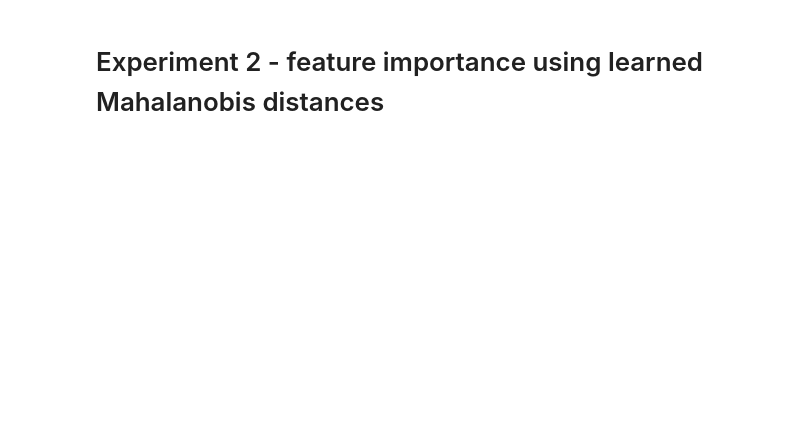
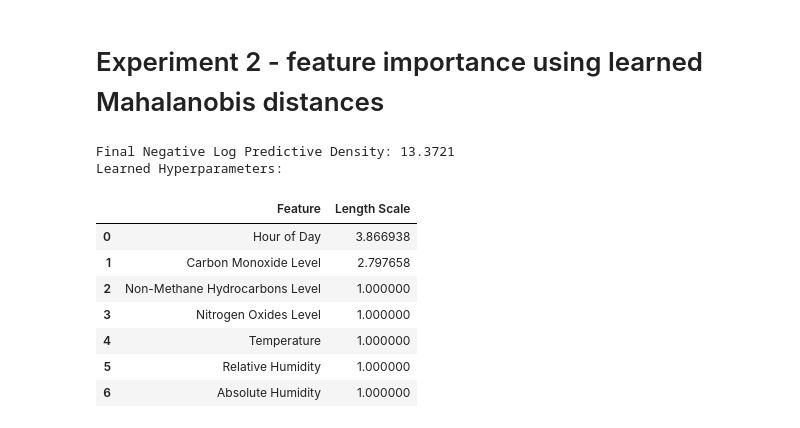
Before and after one commit to Nano1337/aml2, a Jupyter notebook: exps.ipynb, the cells around one changed output. Drawn from its saved outputs; the diff is of its cells as text; code cells hidden in the pictures; blank space fills up the shorter version.

Commit message:
Finish first pass

```diff
--- a/exps.ipynb
+++ b/exps.ipynb
@@ -49,6 +138,65 @@ for n in range(n_trials):
 # %% [markdown]
 # Experiment 2 - feature importance using learned Mahalanobis distances
 # %%
-# use as your initial hyperparameters -> first two parameters are noise variance and signal variance,
-# remaining parameters are length scale; feel free to modify if using pytrees
-init_params = [1e0, 1e0] + [X_train.shape[1]*1e0 for _ in range(X_train.shape[1])]
+# Experiment 2 - Feature Importance Using Learned Mahalanobis Distances
+
+import pandas as pd
+
+# Define feature names based on the dataset description
+feature_names = [
+    "Hour of Day",
+    "Carbon Monoxide Level",
+    "Non-Methane Hydrocarbons Level",
+    "Nitrogen Oxides Level",
+    "Temperature",
+    "Relative Humidity",
+    "Absolute Humidity"
+]
+
+# Initialize hyperparameters: [noise variance, signal variance, length scales...]
+init_params = [1e0, 1e0] + [1e0 for _ in range(X_train.shape[1])]
+init_params = np.array(init_params)
+
+# Perform a single run of Empirical Bayes with Mahalanobis Squared-Exponential Kernel
+optimized_hyperparams, final_lml = empirical_bayes(
+    cov_func=sqexp_mahalanobis_cov_function,
+    X_train=X_train,
+    Y_train=Y_train,
+    unconstrained_hyperparams_init=inverse_param_transform(init_params),
+    step_size=5e-4,
+    T=200
+)
+
+# Transform optimized hyperparameters back to constrained space
+final_constrained = param_transform(optimized_hyperparams)
+
+# Compute Negative Log Predictive Density after optimization
+posterior_final = gp_posterior(sqexp_mahalanobis_cov_function, X_train, Y_train, final_constrained)
+mean_final, var_final = posterior_final(X_test)
+final_nll = neg_log_predictive_density(Y_test, mean_final, var_final, final_constrained[0])
+
+print(f"Final Negative Log Predictive Density: {final_nll:.4f}")
+
+# Extract and display the learned hyperparameters
+noise_variance = final_constrained[0]
+signal_variance = final_constrained[1]
+length_scales = final_constrained[2:]
+
+hyperparams_df = pd.DataFrame({
+    "Feature": feature_names,
+    "Length Scale": length_scales
+})
+
+print("Learned Hyperparameters:")
+display(hyperparams_df)
+# %% [output]
+Final Negative Log Predictive Density: 13.3721
+Learned Hyperparameters:
+|  | Feature | Length Scale |
+| 0 | Hour of Day | 3.866938 |
+| 1 | Carbon Monoxide Level | 2.797658 |
+| 2 | Non-Methane Hydrocarbons Level | 1.000000 |
+| 3 | Nitrogen Oxides Level | 1.000000 |
+| 4 | Temperature | 1.000000 |
+| 5 | Relative Humidity | 1.000000 |
+| 6 | Absolute Humidity | 1.000000 |
```
Also changed, not shown: parts of 3 cells of this notebook, 2 other files.
